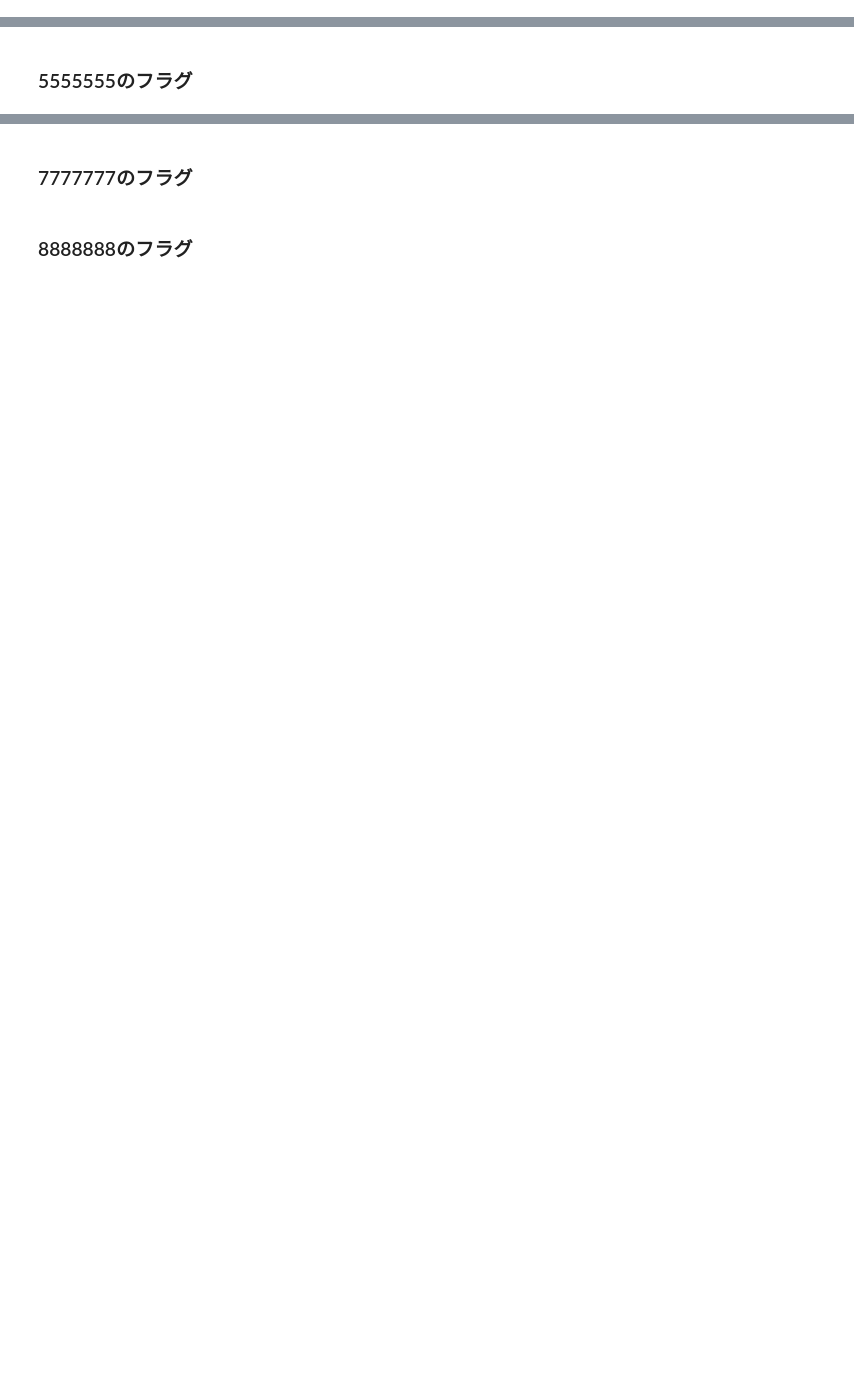
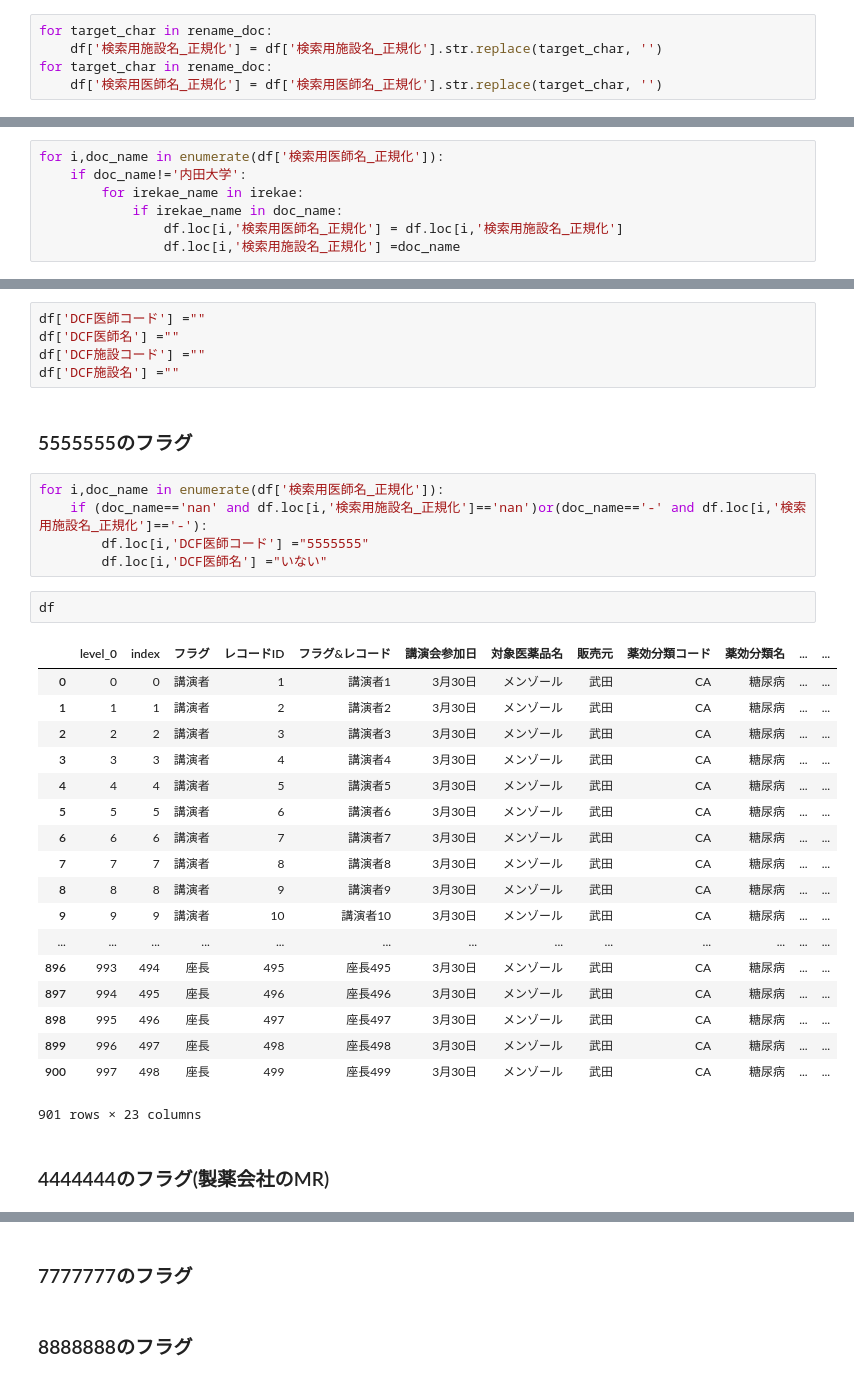
Before and after one commit to kentashx/python, a Jupyter notebook: real_tate+seibi.ipynb, the cells around one changed output, grey strips where cells are left out. Saved outputs shown, nothing was run; the diff lists cells and outputs as text; blank space fills up the shorter version.

```diff
--- a/real_tate+seibi.ipynb
+++ b/real_tate+seibi.ipynb
@@ -150,4 +168,16 @@ df['検索用医師名_正規化'] = df['講演者'].replace(dict)
 # %% [markdown]
 ### 3.検索用医師名から余分な要素を取り除く
+# %%
+for target_char in rename_doc:
+    df['検索用施設名_正規化'] = df['検索用施設名_正規化'].str.replace(target_char, '')
+for target_char in rename_doc:
+    df['検索用医師名_正規化'] = df['検索用医師名_正規化'].str.replace(target_char, '')
 # %% [markdown]
 ### 4.検索用医師名と検索用施設名が入れ替わっているものを入れ替える
+# %%
+for i,doc_name in enumerate(df['検索用医師名_正規化']):
+    if doc_name!='内田大学':
+        for irekae_name in irekae:
+            if irekae_name in doc_name:
+                df.loc[i,'検索用医師名_正規化'] = df.loc[i,'検索用施設名_正規化']
+                df.loc[i,'検索用施設名_正規化'] =doc_name
@@ -158,2 +188,35 @@ df['検索用医師名_正規化'] = df['講演者'].replace(dict)
+# %%
+df['DCF医師コード'] =""
+df['DCF医師名'] =""
+df['DCF施設コード'] =""
+df['DCF施設名'] =""
 # %% [markdown]
 ### 5555555のフラグ
+# %%
+for i,doc_name in enumerate(df['検索用医師名_正規化']):
+    if (doc_name=='nan' and df.loc[i,'検索用施設名_正規化']=='nan')or(doc_name=='-' and df.loc[i,'検索用施設名_正規化']=='-'):
+        df.loc[i,'DCF医師コード'] ="5555555"
+        df.loc[i,'DCF医師名'] ="いない"
+# %%
+df
+# %% [output]
+|  | level_0 | index | フラグ | レコードID | フラグ&レコード | 講演会参加日 | 対象医薬品名 | 販売元 | 薬効分類コード | 薬効分類名 | ... | ... |
+| 0 | 0 | 0 | 講演者 | 1 | 講演者1 | 3月30日 | メンゾール | 武田 | CA | 糖尿病 | ... | ... |
+| 1 | 1 | 1 | 講演者 | 2 | 講演者2 | 3月30日 | メンゾール | 武田 | CA | 糖尿病 | ... | ... |
+| 2 | 2 | 2 | 講演者 | 3 | 講演者3 | 3月30日 | メンゾール | 武田 | CA | 糖尿病 | ... | ... |
+| 3 | 3 | 3 | 講演者 | 4 | 講演者4 | 3月30日 | メンゾール | 武田 | CA | 糖尿病 | ... | ... |
+| 4 | 4 | 4 | 講演者 | 5 | 講演者5 | 3月30日 | メンゾール | 武田 | CA | 糖尿病 | ... | ... |
+| 5 | 5 | 5 | 講演者 | 6 | 講演者6 | 3月30日 | メンゾール | 武田 | CA | 糖尿病 | ... | ... |
+| 6 | 6 | 6 | 講演者 | 7 | 講演者7 | 3月30日 | メンゾール | 武田 | CA | 糖尿病 | ... | ... |
+| 7 | 7 | 7 | 講演者 | 8 | 講演者8 | 3月30日 | メンゾール | 武田 | CA | 糖尿病 | ... | ... |
+| 8 | 8 | 8 | 講演者 | 9 | 講演者9 | 3月30日 | メンゾール | 武田 | CA | 糖尿病 | ... | ... |
+| 9 | 9 | 9 | 講演者 | 10 | 講演者10 | 3月30日 | メンゾール | 武田 | CA | 糖尿病 | ... | ... |
+| ... | ... | ... | ... | ... | ... | ... | ... | ... | ... | ... | ... | ... |
+| 896 | 993 | 494 | 座長 | 495 | 座長495 | 3月30日 | メンゾール | 武田 | CA | 糖尿病 | ... | ... |
+| 897 | 994 | 495 | 座長 | 496 | 座長496 | 3月30日 | メンゾール | 武田 | CA | 糖尿病 | ... | ... |
+| 898 | 995 | 496 | 座長 | 497 | 座長497 | 3月30日 | メンゾール | 武田 | CA | 糖尿病 | ... | ... |
+| 899 | 996 | 497 | 座長 | 498 | 座長498 | 3月30日 | メンゾール | 武田 | CA | 糖尿病 | ... | ... |
+| 900 | 997 | 498 | 座長 | 499 | 座長499 | 3月30日 | メンゾール | 武田 | CA | 糖尿病 | ... | ... |
+901 rows × 23 columns
+# %% [markdown]
+### 4444444のフラグ(製薬会社のMR)
```
Also changed, not shown: parts of 15 cells of this notebook.
